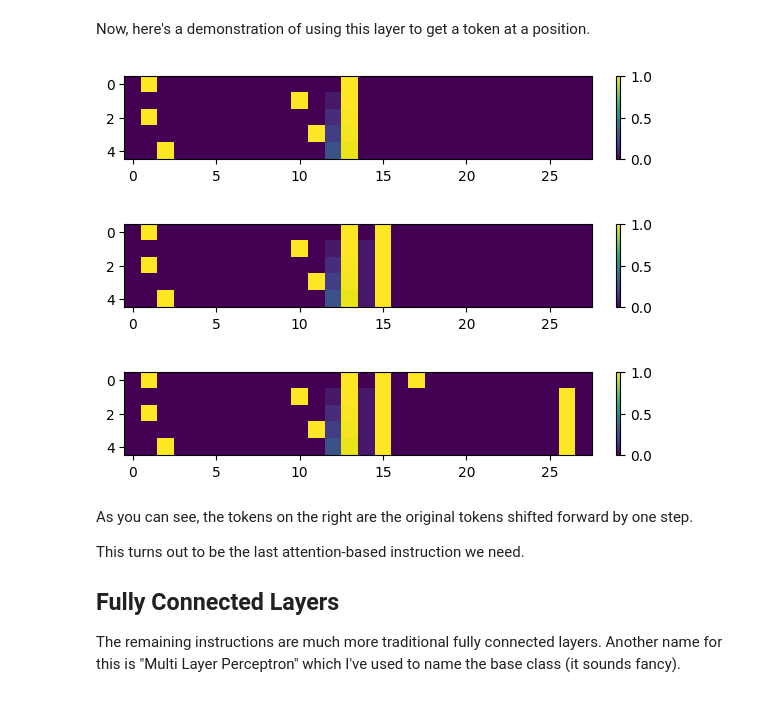
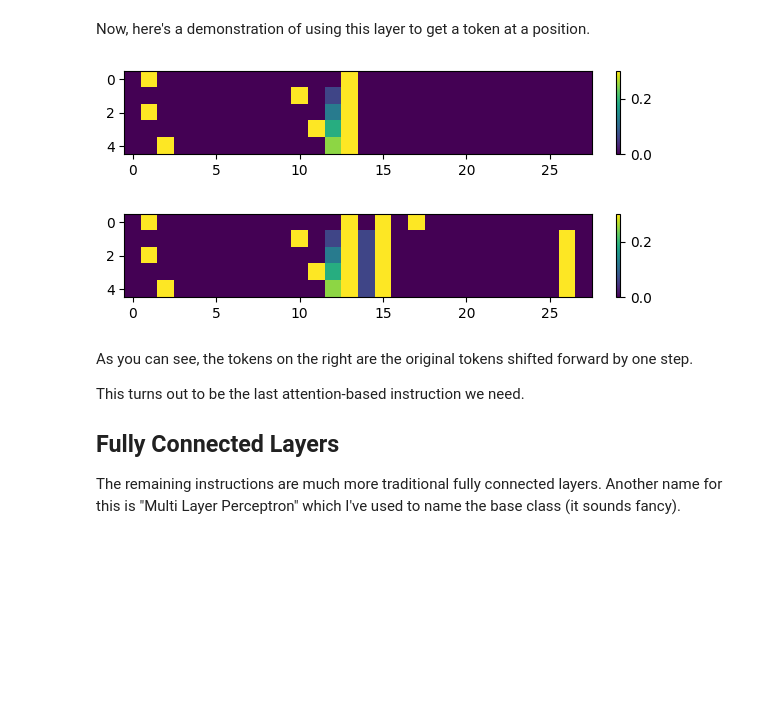
Before and after one commit to michael-go/handcrafted, a Jupyter notebook: HandCrafted.ipynb, the cells around one changed output. Saved outputs shown, nothing was run; the diff lists cells and outputs as text; code cells hidden in the pictures; blank space fills up the shorter version.

```diff
--- a/HandCrafted.ipynb
+++ b/HandCrafted.ipynb
@@ -316,7 +316,7 @@ Find and store is a layer that stores the position of a particular token in a pa
 - **query** - This is a matrix that rewards having the one-hot index related to your token and penalizes everything else.
 - **value** - This matrix takes the position register from the relevant token and moves it to the specified output register
 # %%
-class FindAndStore(AttentionLayer):
+class FindToken(AttentionLayer):
     def __init__(self, embedding: EmbeddedState, token: str, register: Register):
         token_select = torch.zeros(embedding.dim, embedding.dim)
         token_select[
@@ -411,20 +411,19 @@ Now, here's a demonstration of using this layer to get a token at a position.
 # %%
 plus_pos = Register('plus_pos', 2)
 plus_copy = Register('plus_copy', len(tokens))
 
 embedding = EmbeddedState(tokens, [pos, plus_pos, plus_copy])
-find_plus = FindAndStore(embedding, '+', plus_pos)
+find_plus = FindToken(embedding, '+', plus_pos)
 copy_plus = GetTokenAt(embedding, plus_pos, plus_copy)
 
 example = embedding.embed(embedding.tokenize('1+1=2'))
 plot_tensor(example, vmax=0.3)
 after_find_plus = find_plus.forward(example.unsqueeze(0))
 after_copy_plus = copy_plus.forward(after_find_plus)
 plot_tensor(after_copy_plus[0], vmax=0.3)
 # %% [output]
-[figure, old version]
+[figure, new version]
-[figure, old version]
+[figure, new version]
-[figure, removed]
 # %% [markdown]
 As you can see, the tokens on the right are the original tokens shifted forward by one step.
 
```
Also changed, not shown: parts of 12 cells of this notebook.
